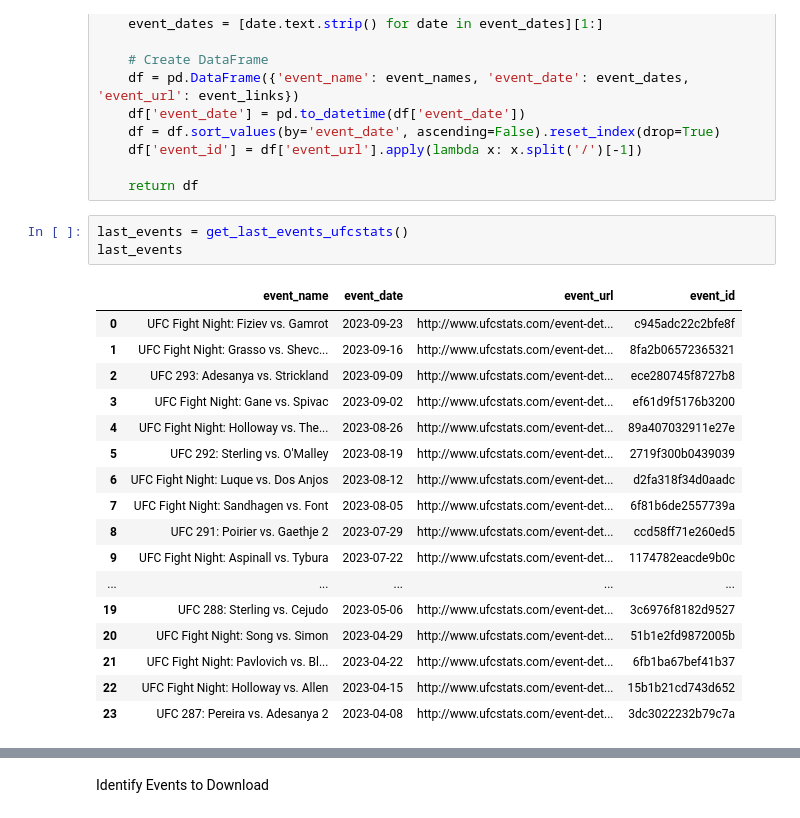
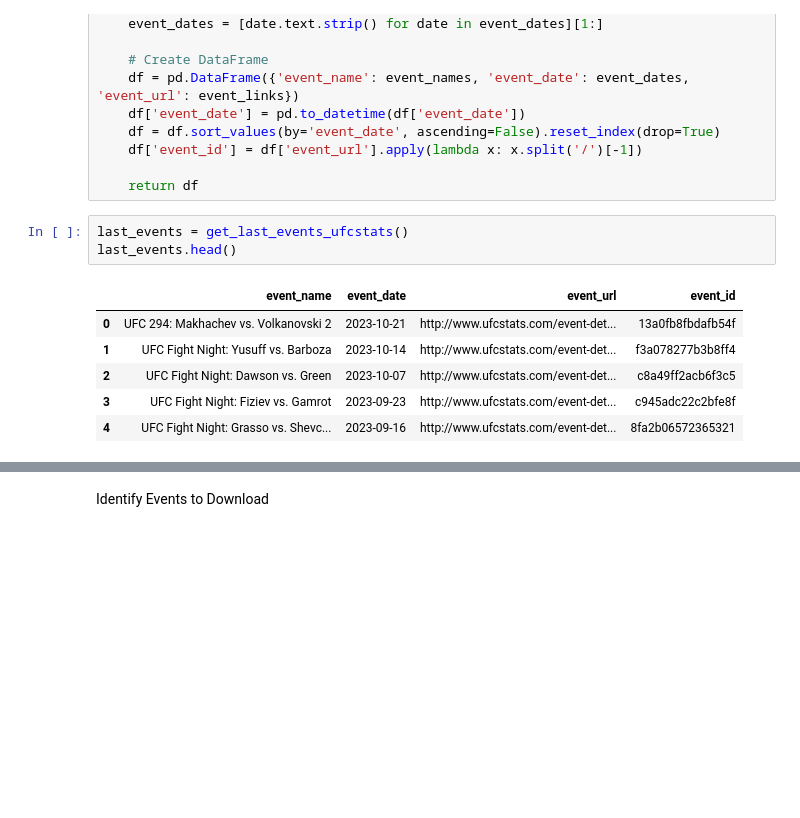
Before and after one commit to tmcroyce/UFC_Prediction_V2.1, a Jupyter notebook: V2_Newer_Notebooks/1. Scraping BestFightOdds.ipynb, the cells around one changed output, grey strips where cells are left out. Drawn from its saved outputs; the diff is of its cells as text; blank space fills up the shorter version.

```diff
--- a/V2_Newer_Notebooks/1. Scraping BestFightOdds.ipynb
+++ b/V2_Newer_Notebooks/1. Scraping BestFightOdds.ipynb
@@ -121,25 +162,14 @@ def get_last_events_ufcstats():
     return df
 # %%
 last_events = get_last_events_ufcstats()
-last_events
+last_events.head()
 # %% [output]
 |  | event_name | event_date | event_url | event_id |
-| 0 | UFC Fight Night: Fiziev vs. Gamrot | 2023-09-23 | http://www.ufcstats.com/event-det... | c945adc22c2bfe8f |
-| 1 | UFC Fight Night: Grasso vs. Shevc... | 2023-09-16 | http://www.ufcstats.com/event-det... | 8fa2b06572365321 |
-| 2 | UFC 293: Adesanya vs. Strickland | 2023-09-09 | http://www.ufcstats.com/event-det... | ece280745f8727b8 |
-| 3 | UFC Fight Night: Gane vs. Spivac | 2023-09-02 | http://www.ufcstats.com/event-det... | ef61d9f5176b3200 |
-| 4 | UFC Fight Night: Holloway vs. The... | 2023-08-26 | http://www.ufcstats.com/event-det... | 89a407032911e27e |
-| 5 | UFC 292: Sterling vs. O'Malley | 2023-08-19 | http://www.ufcstats.com/event-det... | 2719f300b0439039 |
-| 6 | UFC Fight Night: Luque vs. Dos Anjos | 2023-08-12 | http://www.ufcstats.com/event-det... | d2fa318f34d0aadc |
-| 7 | UFC Fight Night: Sandhagen vs. Font | 2023-08-05 | http://www.ufcstats.com/event-det... | 6f81b6de2557739a |
-| 8 | UFC 291: Poirier vs. Gaethje 2 | 2023-07-29 | http://www.ufcstats.com/event-det... | ccd58ff71e260ed5 |
-| 9 | UFC Fight Night: Aspinall vs. Tybura | 2023-07-22 | http://www.ufcstats.com/event-det... | 1174782eacde9b0c |
-| ... | ... | ... | ... | ... |
-| 19 | UFC 288: Sterling vs. Cejudo | 2023-05-06 | http://www.ufcstats.com/event-det... | 3c6976f8182d9527 |
-| 20 | UFC Fight Night: Song vs. Simon | 2023-04-29 | http://www.ufcstats.com/event-det... | 51b1e2fd9872005b |
-| 21 | UFC Fight Night: Pavlovich vs. Bl... | 2023-04-22 | http://www.ufcstats.com/event-det... | 6fb1ba67bef41b37 |
-| 22 | UFC Fight Night: Holloway vs. Allen | 2023-04-15 | http://www.ufcstats.com/event-det... | 15b1b21cd743d652 |
-| 23 | UFC 287: Pereira vs. Adesanya 2 | 2023-04-08 | http://www.ufcstats.com/event-det... | 3dc3022232b79c7a |
+| 0 | UFC 294: Makhachev vs. Volkanovski 2 | 2023-10-21 | http://www.ufcstats.com/event-det... | 13a0fb8fbdafb54f |
+| 1 | UFC Fight Night: Yusuff vs. Barboza | 2023-10-14 | http://www.ufcstats.com/event-det... | f3a078277b3b8ff4 |
+| 2 | UFC Fight Night: Dawson vs. Green | 2023-10-07 | http://www.ufcstats.com/event-det... | c8a49ff2acb6f3c5 |
+| 3 | UFC Fight Night: Fiziev vs. Gamrot | 2023-09-23 | http://www.ufcstats.com/event-det... | c945adc22c2bfe8f |
+| 4 | UFC Fight Night: Grasso vs. Shevc... | 2023-09-16 | http://www.ufcstats.com/event-det... | 8fa2b06572365321 |
 # %%
 last_events_urls = last_events['event_id'].unique()
 
```
Also changed, not shown: parts of 43 cells of this notebook, 2 other files.
